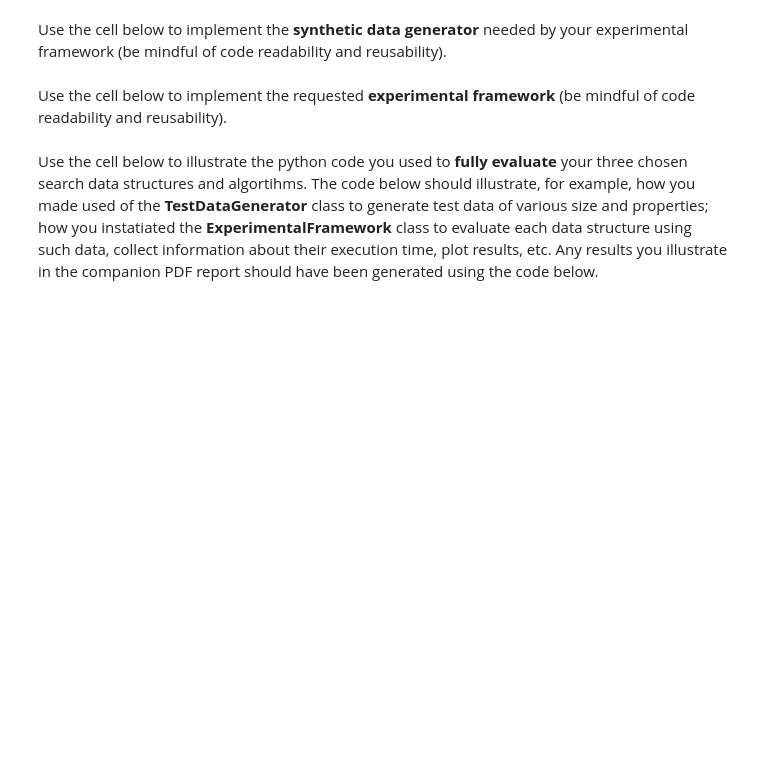
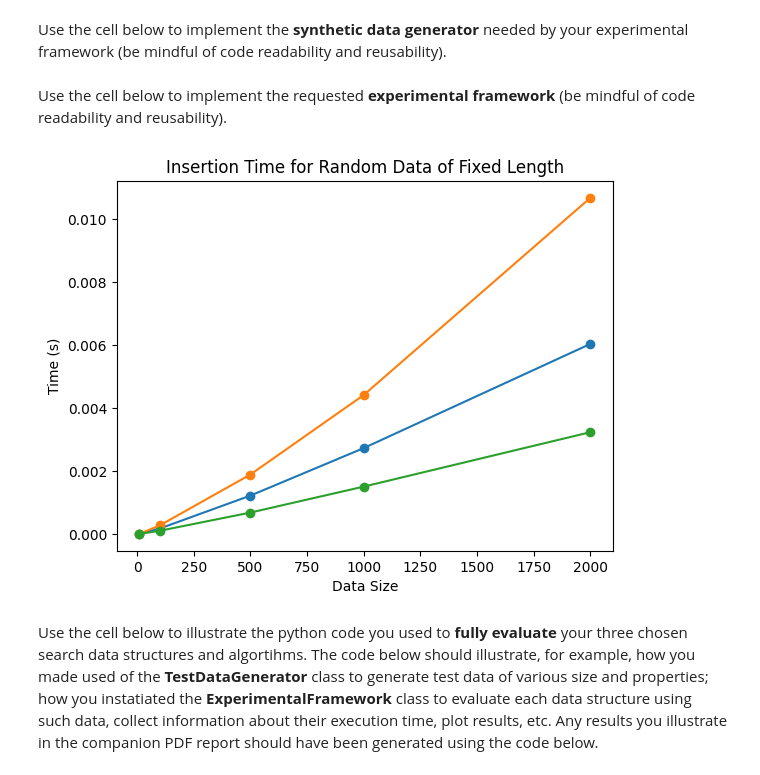
Before and after one commit to Huang-Hao-Gao/Algorithms-33-Group-Project, a Jupyter notebook: grp-XXX-0005code.ipynb, the cells around one changed output. Drawn from its saved outputs; the diff is of its cells as text; code cells hidden in the pictures; blank space fills up the shorter version.

Commit message:
plots one set of data

```diff
--- a/grp-XXX-0005code.ipynb
+++ b/grp-XXX-0005code.ipynb
@@ -579,7 +579,7 @@ import random
 class ExperimentalFramework:
 
     def __init__(self):
-        self.sizes = [10, 100, 500]
+        self.sizes = [10, 100, 500, 1000, 2000]
         self.trees = [LLRBBST, ScapegoatTree, BTree]
         self.datasets = {}
         self.results = {}
@@ -634,33 +634,57 @@ class ExperimentalFramework:
         tree_obj = tree()
         data = self.datasets[data_type][:size]
         insertion = '''
 for element in data:
     tree_obj.insertElement(element)
         '''
 
         insertion_time = timeit.timeit(stmt=insertion, number=1, globals={'tree_obj': tree_obj, 'data': data})
 
         random.shuffle(data)
         search = '''
 for element in data:
     tree_obj.searchElement(element)
         '''
 
         search_time = timeit.timeit(stmt=search, number=1, globals={'tree_obj': tree_obj, 'data': data})
 
         return insertion_time, search_time
 
+
+    def get_results(self, data_type, tree, insertion_or_search):
+        times = []
+        for size, data_sets in self.results.items():
+            times.append(data_sets[data_type][tree][insertion_or_search])
+        return times
+
     def plot_results(self):
         '''
         for each data type
             plot insertion time for
+                insertion time for rand_data fixed length
+                time taken y axis
+                size on x axis
+                3 lines of different colour for each tree
 
+            plot search time for searching all the elements but in a random order
         '''
+        llrb_times = self.get_results("random", "LLRBBST", "insertion")
+        b_times = self.get_results("random", "BTree", "insertion")
+        Scapegoat_times = self.get_results("random", "ScapegoatTree", "insertion")
+
+        plt.plot(self.sizes, llrb_times, marker='o')
+        plt.plot(self.sizes, b_times, marker='o')
+        plt.plot(self.sizes, Scapegoat_times, marker='o')
+        plt.title("Insertion Time for Random Data of Fixed Length")
+        plt.xlabel("Data Size")
+        plt.ylabel("Time (s)")
 
 # Example usage
 fw = ExperimentalFramework()
 fw.run_experiment()
 fw.plot_results()
+# %% [output]
+[figure, added]
 # %% [markdown]
 Use the cell below to illustrate the python code you used to **fully evaluate** your three chosen search data structures and algortihms. The code below should illustrate, for example, how you made used of the **TestDataGenerator** class to generate test data of various size and properties; how you instatiated the **ExperimentalFramework** class to  evaluate each data structure using such data, collect information about their execution time, plot results, etc. Any results you illustrate in the companion PDF report should have been generated using the code below.
 # %%
```
